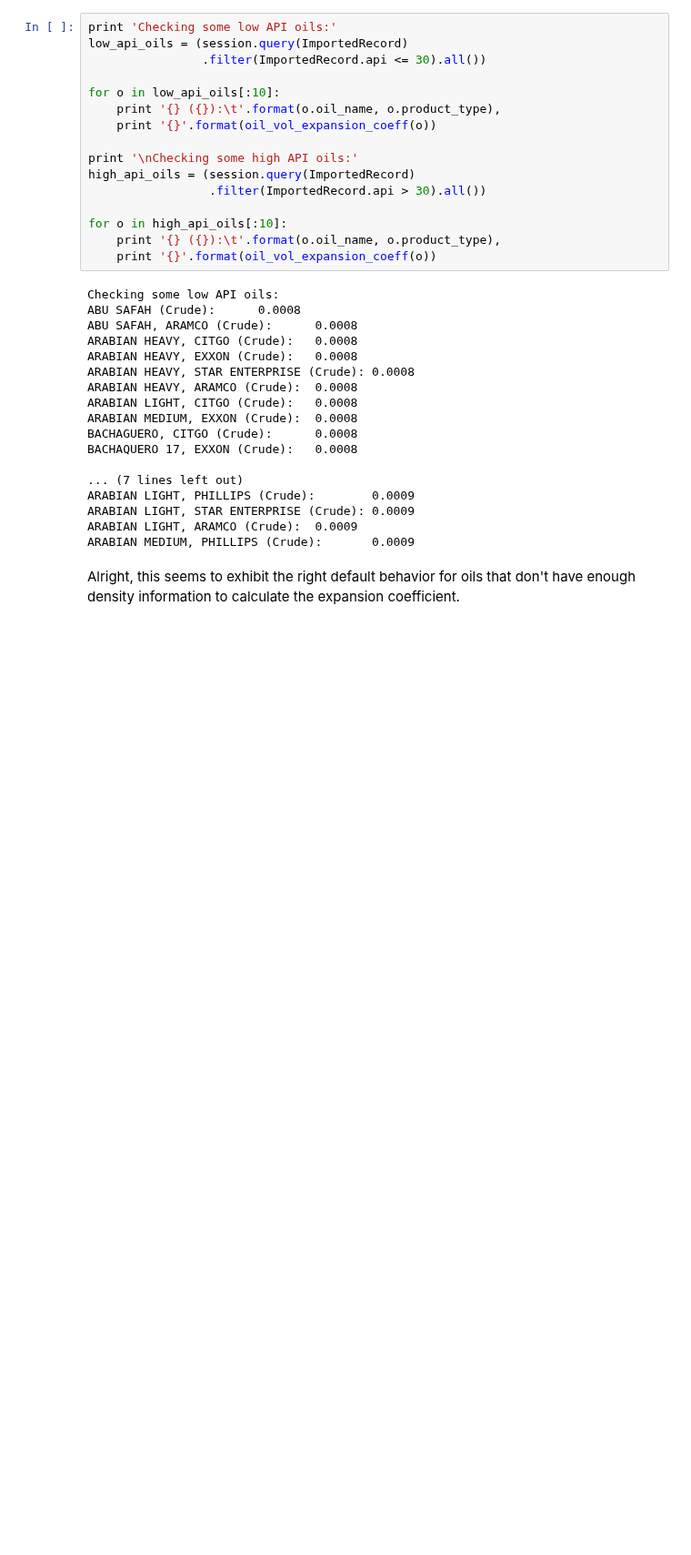
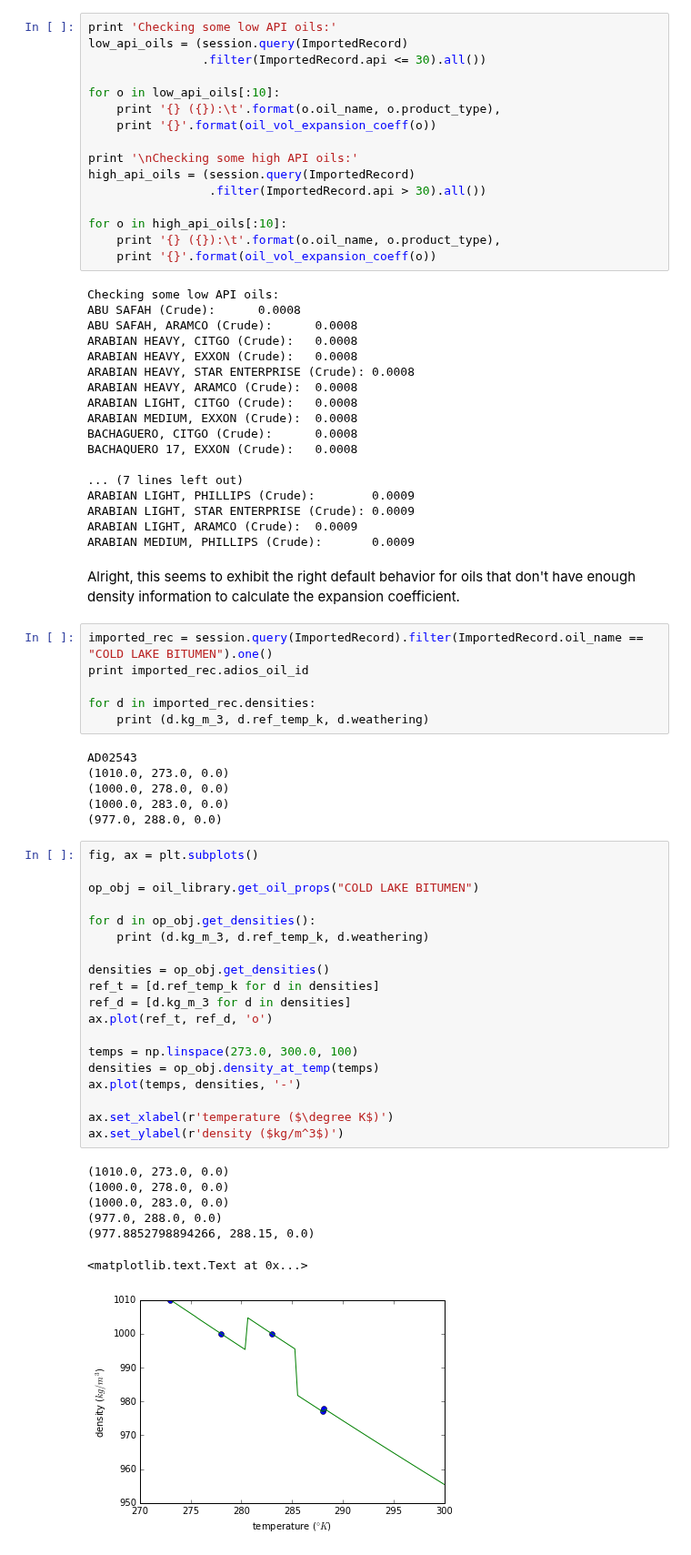
Before and after one commit to NOAA-ORR-ERD/OilLibrary, a Jupyter notebook: documentation/notebooks/Oil_Properties_Estimation.ipynb, the cells around one changed output. Shown at 91% size. Drawn from its saved outputs; the diff is of its cells as text; blank space fills up the shorter version.

Commit message:
Added documentation for oil density interpolation methods.

```diff
--- a/documentation/notebooks/Oil_Properties_Estimation.ipynb
+++ b/documentation/notebooks/Oil_Properties_Estimation.ipynb
@@ -2328,3 +2331,42 @@ ARABIAN LIGHT, ARAMCO (Crude):  0.0009
 ARABIAN MEDIUM, PHILLIPS (Crude):       0.0009
 # %% [markdown]
 Alright, this seems to exhibit the right default behavior for oils that don't have enough density information to calculate the expansion coefficient.
+# %%
+imported_rec = session.query(ImportedRecord).filter(ImportedRecord.oil_name == "COLD LAKE BITUMEN").one()
+print imported_rec.adios_oil_id
+
+for d in imported_rec.densities:
+    print (d.kg_m_3, d.ref_temp_k, d.weathering)
+# %% [output]
+AD02543
+(1010.0, 273.0, 0.0)
+(1000.0, 278.0, 0.0)
+(1000.0, 283.0, 0.0)
+(977.0, 288.0, 0.0)
+# %%
+fig, ax = plt.subplots()
+
+op_obj = oil_library.get_oil_props("COLD LAKE BITUMEN")
+
+for d in op_obj.get_densities():
+    print (d.kg_m_3, d.ref_temp_k, d.weathering)
+
+densities = op_obj.get_densities()
+ref_t = [d.ref_temp_k for d in densities]
+ref_d = [d.kg_m_3 for d in densities]
+ax.plot(ref_t, ref_d, 'o')
+
+temps = np.linspace(273.0, 300.0, 100)
+densities = op_obj.density_at_temp(temps)
+ax.plot(temps, densities, '-')
+
+ax.set_xlabel(r'temperature ($\degree K$)')
+ax.set_ylabel(r'density ($kg/m^3$)')
+# %% [output]
+(1010.0, 273.0, 0.0)
+(1000.0, 278.0, 0.0)
+(1000.0, 283.0, 0.0)
+(977.0, 288.0, 0.0)
+(977.8852798894266, 288.15, 0.0)
+<matplotlib.text.Text at 0x...>
+[figure, added]
```
Also changed, not shown: parts of 11 cells of this notebook.
